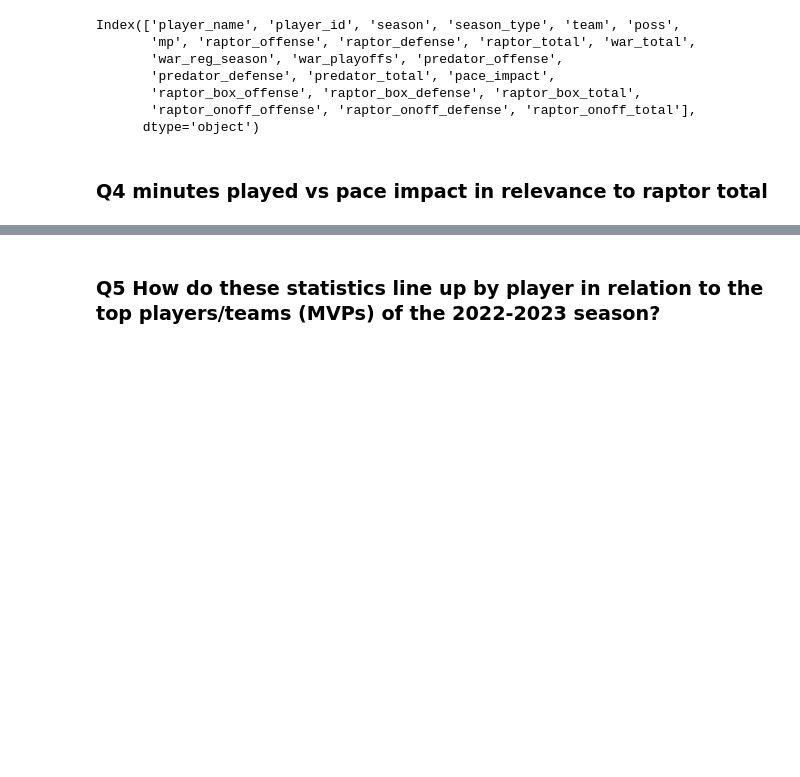
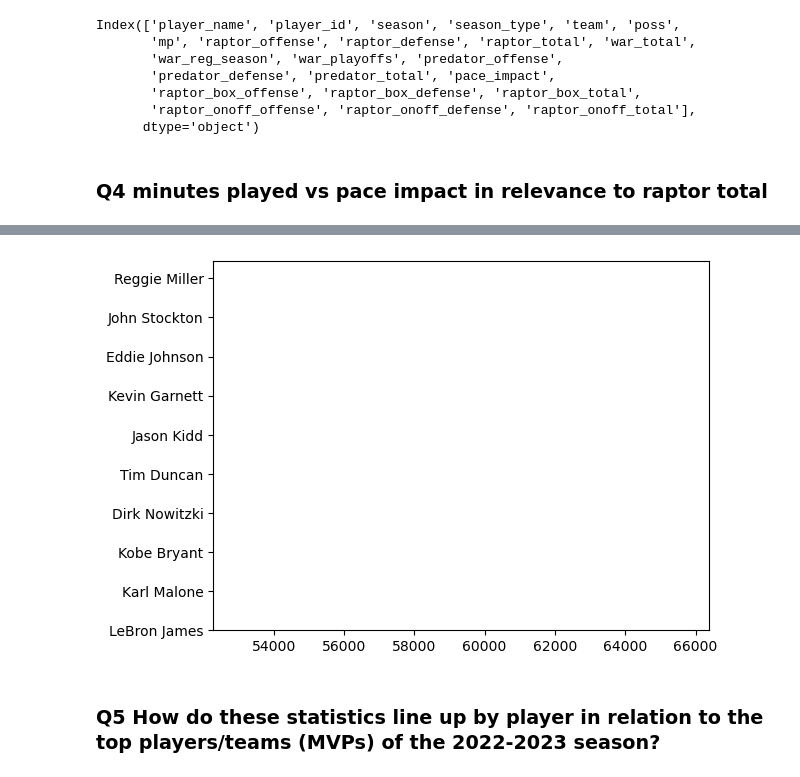
Before and after one commit to UzmaSayyeda/Project01, a Jupyter notebook: raptor_analysis_uzma.ipynb, the cells around one changed output, grey strips where cells are left out. Saved outputs shown, nothing was run; the diff lists cells and outputs as text; code cells hidden in the pictures; blank space fills up the shorter version.

```diff
--- a/raptor_analysis_uzma.ipynb
+++ b/raptor_analysis_uzma.ipynb
@@ -352,0 +379,6 @@ min_played.sort_values(by="mp",ascending=False)
+# %%
+rap_mp=pace_min_played.groupby("player_name")["mp","raptor_total"].sum().sort_values(by="mp",ascending=False)
+
+rap_mp=rap_mp.reset_index()
+rap_mp=rap_mp.head(10)
+rap_mp
@@ -353,3 +397,14 @@ min_played.sort_values(by="mp",ascending=False)
+# %%
+x=rap_mp.groupby("raptor_total")["mp","player_name"].sum().sort_values(by="mp",ascending=False)
+x=x["mp"]
+# %%
+y=rap_mp.groupby("player_name")["raptor_total","mp"].sum().sort_values(by="mp",ascending=False).reset_index()
+y=y["player_name"]
+# %%
+plt.bar(x,y)
+plt.show()
+# %% [output]
+[figure, added]
 # %% [markdown]
 ### Q5 How do these statistics line up by player in relation to the top players/teams (MVPs) of the 2022-2023 season?
 # %%
```
Also changed, not shown: parts of 8 cells of this notebook.
